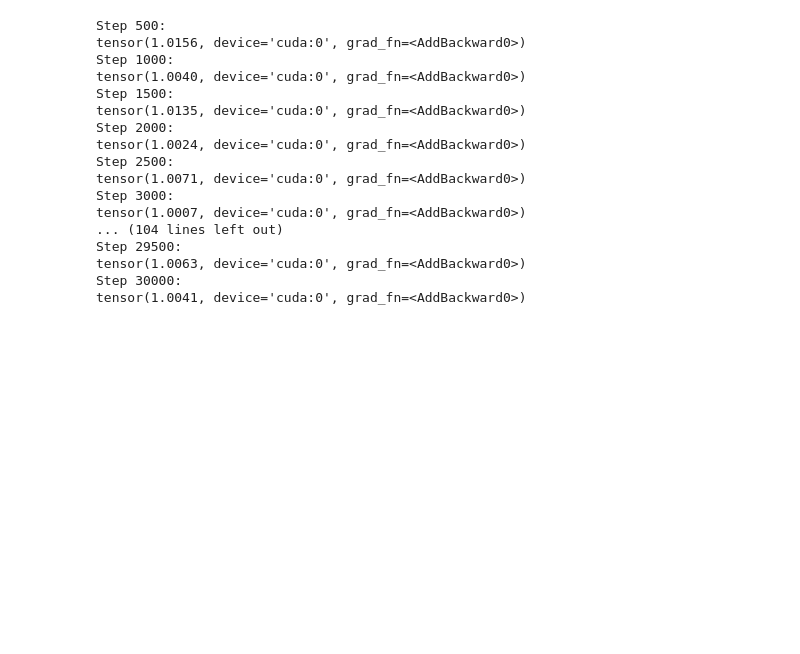
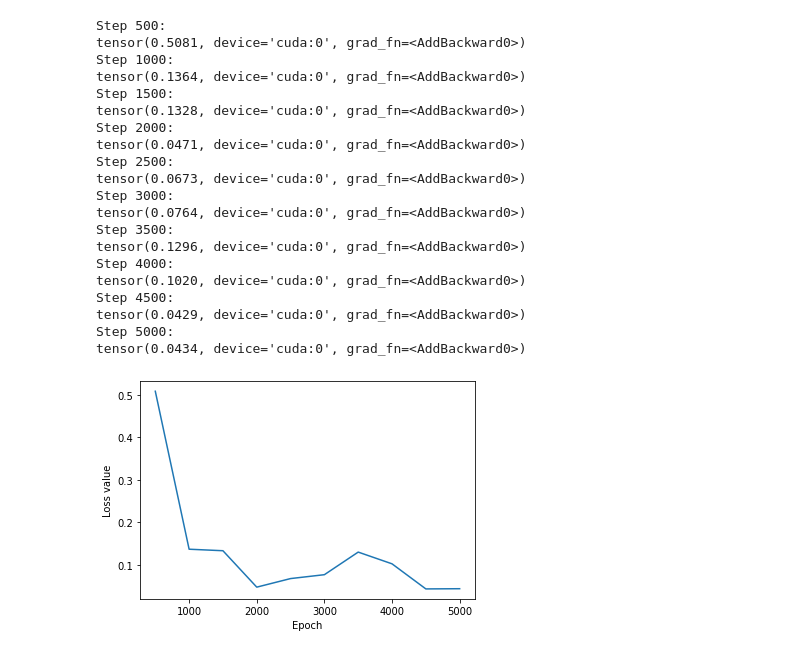
Before and after one commit to tranbaquang1708/GraduationThesis, a Jupyter notebook: IGR_Circle.ipynb, the cells around one changed output. Cells and saved outputs as stored; diff of their text form; code cells hidden in the pictures; blank space fills up the shorter version.

```diff
--- a/IGR_Circle.ipynb
+++ b/IGR_Circle.ipynb
@@ -17,25 +17,30 @@ traineddata_path = mp + '/models/circle_noconstrain.traineddata'
 model = IGR.load_model(traineddata_path, device)
 # %%
-loss_function = IGR.LossFunction()
-model = IGR.train(dataset, normal_vectors, 30000, 100, device, loss_function, model=model)
+loss_function = IGR.LossFunction(1, 0.01, Distribution.uniform_distribution)
+# loss_function = IGR.LossFunction()
+model = IGR.train(dataset, normal_vectors, 5000, 100, device, loss_function, model=model)
 # %% [output]
 Step 500:
-tensor(1.0156, device='cuda:0', grad_fn=<AddBackward0>)
+tensor(0.5081, device='cuda:0', grad_fn=<AddBackward0>)
 Step 1000:
-tensor(1.0040, device='cuda:0', grad_fn=<AddBackward0>)
+tensor(0.1364, device='cuda:0', grad_fn=<AddBackward0>)
 Step 1500:
-tensor(1.0135, device='cuda:0', grad_fn=<AddBackward0>)
+tensor(0.1328, device='cuda:0', grad_fn=<AddBackward0>)
 Step 2000:
-tensor(1.0024, device='cuda:0', grad_fn=<AddBackward0>)
+tensor(0.0471, device='cuda:0', grad_fn=<AddBackward0>)
 Step 2500:
-tensor(1.0071, device='cuda:0', grad_fn=<AddBackward0>)
+tensor(0.0673, device='cuda:0', grad_fn=<AddBackward0>)
 Step 3000:
-tensor(1.0007, device='cuda:0', grad_fn=<AddBackward0>)
-... (104 lines left out)
-Step 29500:
-tensor(1.0063, device='cuda:0', grad_fn=<AddBackward0>)
-Step 30000:
-tensor(1.0041, device='cuda:0', grad_fn=<AddBackward0>)
+tensor(0.0764, device='cuda:0', grad_fn=<AddBackward0>)
+Step 3500:
+tensor(0.1296, device='cuda:0', grad_fn=<AddBackward0>)
+Step 4000:
+tensor(0.1020, device='cuda:0', grad_fn=<AddBackward0>)
+Step 4500:
+tensor(0.0429, device='cuda:0', grad_fn=<AddBackward0>)
+Step 5000:
+tensor(0.0434, device='cuda:0', grad_fn=<AddBackward0>)
+[figure, added]
 # %%
 IGR.save_model(traineddata_path, model)
 # %%
```
Also changed, not shown: parts of 4 cells of this notebook.
